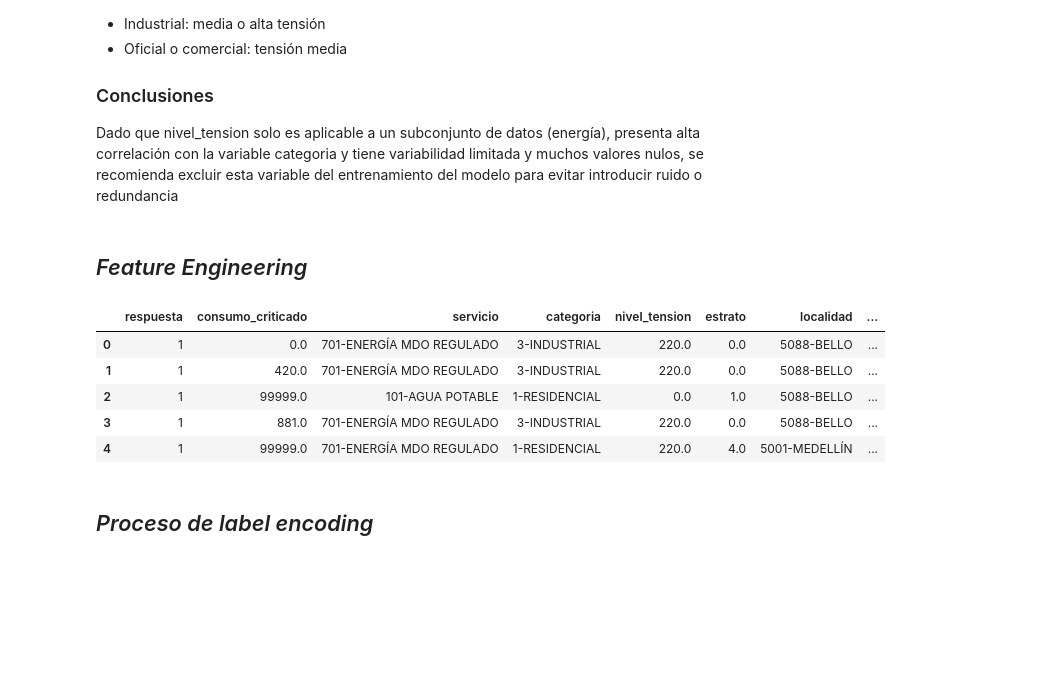
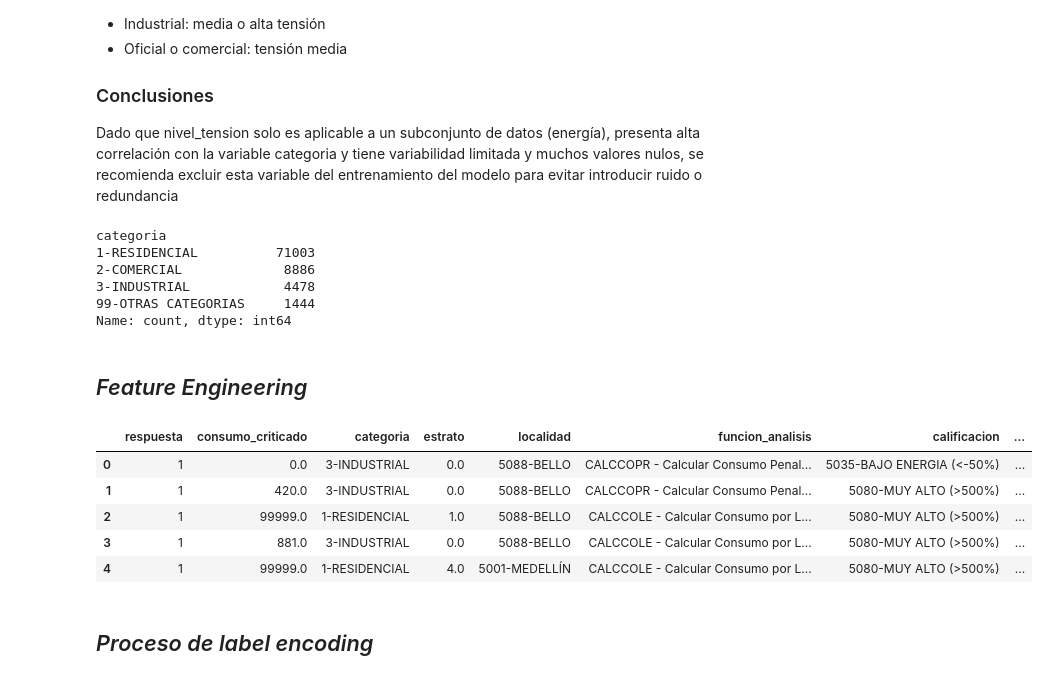
Before and after one commit to andreess891/Proyecto1_UdeM, a Jupyter notebook: Proyecto.ipynb, the cells around one changed output. Saved outputs shown, nothing was run; the diff lists cells and outputs as text; code cells hidden in the pictures; blank space fills up the shorter version.

```diff
--- a/Proyecto.ipynb
+++ b/Proyecto.ipynb
@@ -483,34 +483,59 @@ tabla_nivel_tension
 
 ### Conclusiones
 Dado que nivel_tension solo es aplicable a un subconjunto de datos (energía), presenta alta correlación con la variable categoria y tiene variabilidad limitada y muchos valores nulos, se recomienda excluir esta variable del entrenamiento del modelo para evitar introducir ruido o redundancia
+# %%
+#Eliminar columna nivel de tensión
+df.drop(columns=['nivel_tension'], inplace=True)
+# %%
+# dejar las categorías residencial, comercial e industrial y las demás categorías agruparlas
+categorias_relevantes = [
+    '1-RESIDENCIAL',
+    '2-COMERCIAL',
+    '3-INDUSTRIAL'
+]
+
+# Aplicar la transformación
+df['categoria'] = df['categoria'].apply(
+    lambda x: x if x in categorias_relevantes else '99-OTRAS CATEGORIAS'
+)
+
+df['categoria'].value_counts()
+# %% [output]
+categoria
+1-RESIDENCIAL          71003
+2-COMERCIAL             8886
+3-INDUSTRIAL            4478
+99-OTRAS CATEGORIAS     1444
+Name: count, dtype: int64
 # %% [markdown]
 ## *Feature Engineering*
 # %%
 # Diccionario de mapeo de servicio a tipo de servicio
 mapeo_tipo_servicio = {
-    '701-ENERGÍA MDO REGULADO': 'Energía',
+    '701-ENERGÍA MDO REGULADO': 'Energia',
     '101-AGUA POTABLE': 'Agua',
     '103-ALCANTARILLADO': 'Alcantarillado',
     '501-GAS NATURAL REGULADO': 'Gas',
-    '1007-ALUMBRADO PÚBLICO MEDIDO': 'Energía',
+    '1007-ALUMBRADO PÚBLICO MEDIDO': 'Energia',
     '8000-AGUA POTABLE OCC.': 'Agua',
     '8003-AGUA POTABLE URABA': 'Agua',
     '7505-GAS NATURAL COMPRIMIDO (GNC)': 'Gas',
     '240-AGUA POTABLE MALAMBO': 'Agua',
     '249-AGUA POTABLE DE RIONEGRO ANT': 'Agua',
-    '1702-MOVILIDAD ELÉCTRICA CARGA INTE': 'Energía'
+    '1702-MOVILIDAD ELÉCTRICA CARGA INTE': 'Energia'
 }
 # %%
 # Crear nueva columna 'tipo_servicio'
 df['tipo_servicio'] = df['servicio'].map(mapeo_tipo_servicio)
+df.drop(columns=['servicio'], inplace=True)
 df.head()
 # %% [output]
-|  | respuesta | consumo_criticado | servicio | categoria | nivel_tension | estrato | localidad | ... |
-| 0 | 1 | 0.0 | 701-ENERGÍA MDO REGULADO | 3-INDUSTRIAL | 220.0 | 0.0 | 5088-BELLO | ... |
-| 1 | 1 | 420.0 | 701-ENERGÍA MDO REGULADO | 3-INDUSTRIAL | 220.0 | 0.0 | 5088-BELLO | ... |
-| 2 | 1 | 99999.0 | 101-AGUA POTABLE | 1-RESIDENCIAL | 0.0 | 1.0 | 5088-BELLO | ... |
-| 3 | 1 | 881.0 | 701-ENERGÍA MDO REGULADO | 3-INDUSTRIAL | 220.0 | 0.0 | 5088-BELLO | ... |
-| 4 | 1 | 99999.0 | 701-ENERGÍA MDO REGULADO | 1-RESIDENCIAL | 220.0 | 4.0 | 5001-MEDELLÍN | ... |
+|  | respuesta | consumo_criticado | categoria | estrato | localidad | funcion_analisis | calificacion | ... |
+| 0 | 1 | 0.0 | 3-INDUSTRIAL | 0.0 | 5088-BELLO | CALCCOPR - Calcular Consumo Penal... | 5035-BAJO ENERGIA (<-50%) | ... |
+| 1 | 1 | 420.0 | 3-INDUSTRIAL | 0.0 | 5088-BELLO | CALCCOPR - Calcular Consumo Penal... | 5080-MUY ALTO (>500%) | ... |
+| 2 | 1 | 99999.0 | 1-RESIDENCIAL | 1.0 | 5088-BELLO | CALCCOLE - Calcular Consumo por L... | 5080-MUY ALTO (>500%) | ... |
+| 3 | 1 | 881.0 | 3-INDUSTRIAL | 0.0 | 5088-BELLO | CALCCOLE - Calcular Consumo por L... | 5080-MUY ALTO (>500%) | ... |
+| 4 | 1 | 99999.0 | 1-RESIDENCIAL | 4.0 | 5001-MEDELLÍN | CALCCOLE - Calcular Consumo por L... | 5080-MUY ALTO (>500%) | ... |
 # %% [markdown]
 ## *Proceso de label encoding*
 # %%
```
Also changed, not shown: parts of 6 cells of this notebook.
